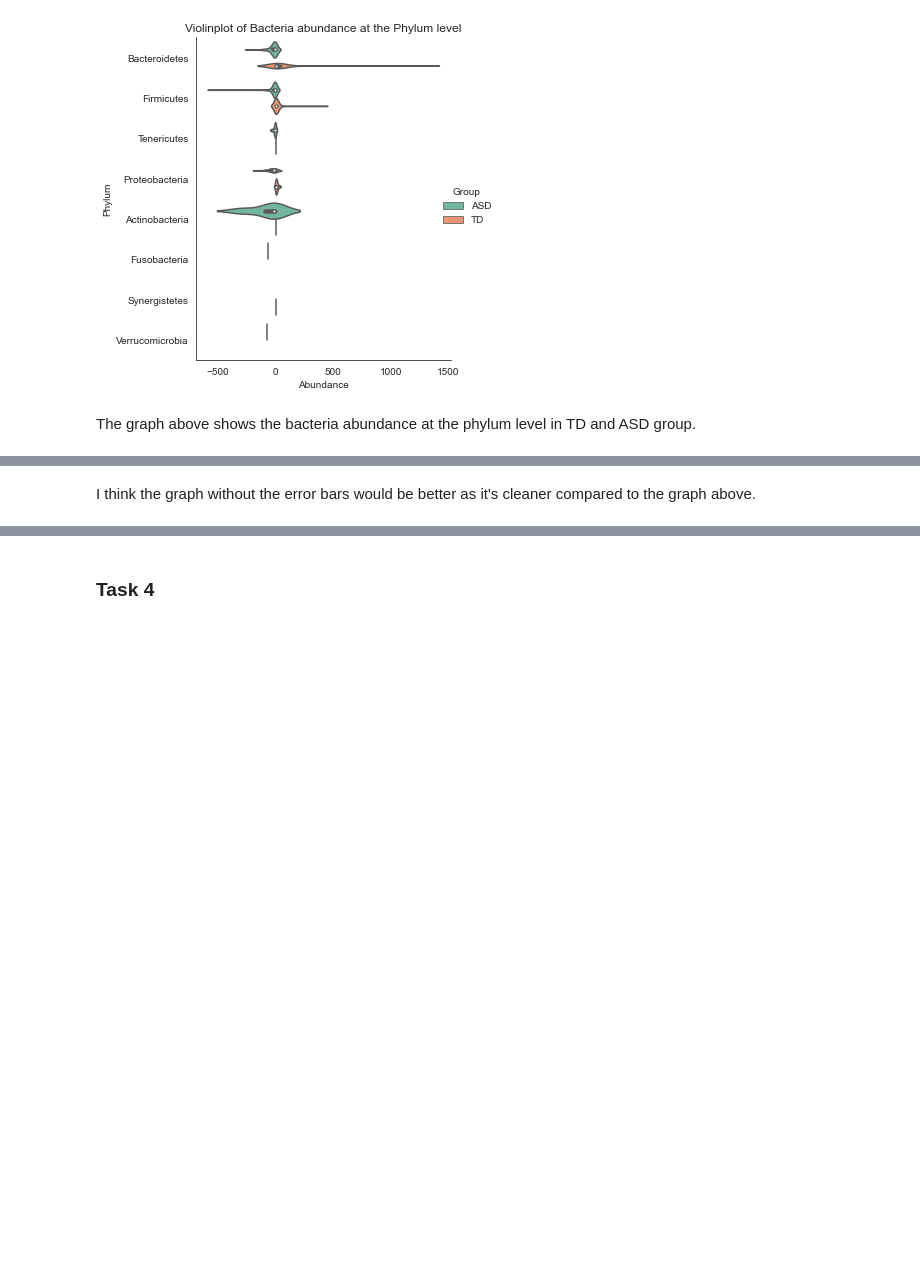
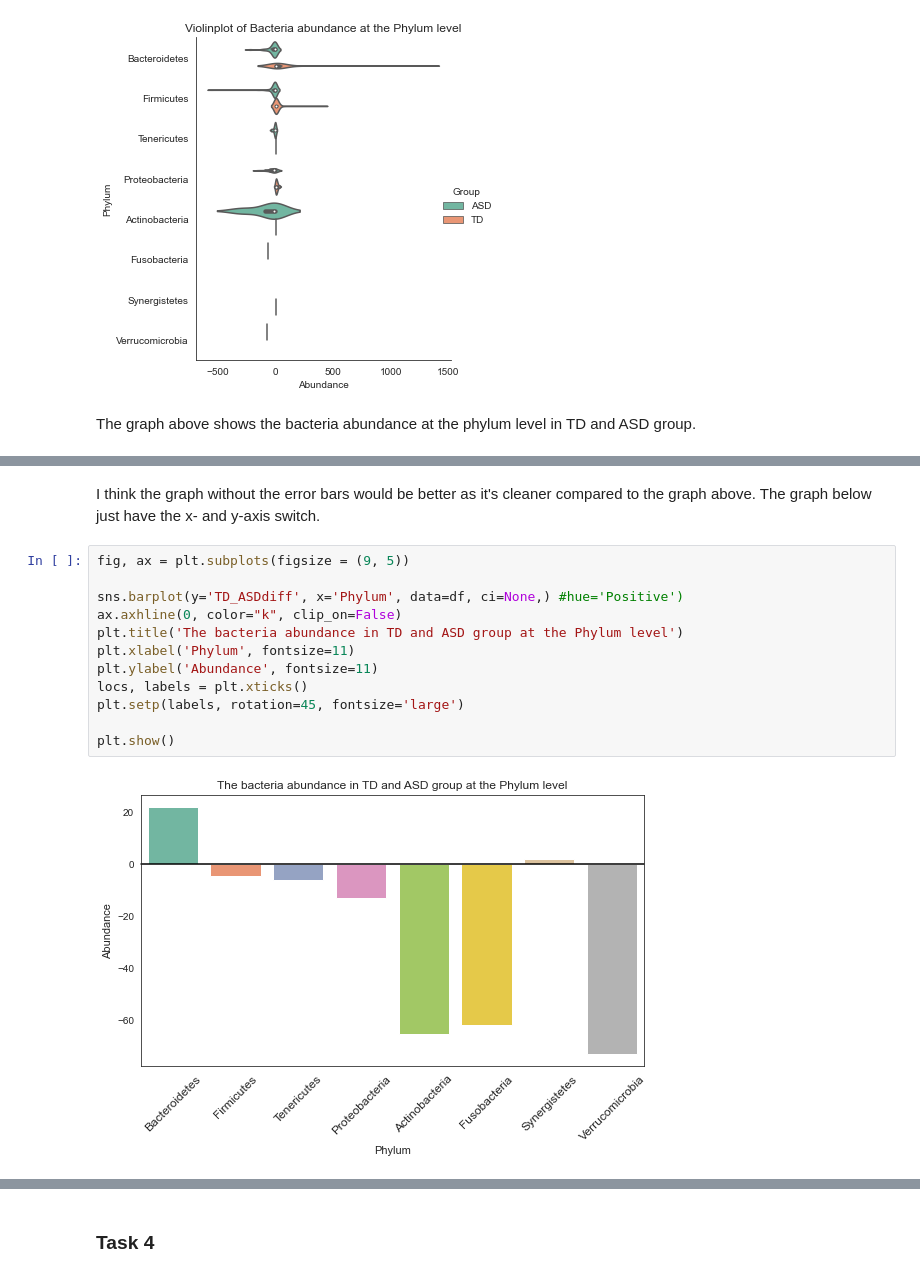
Before and after one commit to data301-2021-summer2/project-group45-project, a Jupyter notebook: analysis/Tara/milestone2/data_analysis.ipynb, the cells around one changed output, grey strips where cells are left out. Saved outputs shown, nothing was run; the diff lists cells and outputs as text; blank space fills up the shorter version.

```diff
--- a/analysis/Tara/milestone2/data_analysis.ipynb
+++ b/analysis/Tara/milestone2/data_analysis.ipynb
@@ -258,2 +258,16 @@ plt.show()
 # %% [markdown]
-I think the graph without the error bars would be better as it's cleaner compared to the graph above.
+I think the graph without the error bars would be better as it's cleaner compared to the graph above. The graph below just have the x- and y-axis switch.
+# %%
+fig, ax = plt.subplots(figsize = (9, 5))
+
+sns.barplot(y='TD_ASDdiff', x='Phylum', data=df, ci=None,) #hue='Positive')
+ax.axhline(0, color="k", clip_on=False)
+plt.title('The bacteria abundance in TD and ASD group at the Phylum level')
+plt.xlabel('Phylum', fontsize=11)
+plt.ylabel('Abundance', fontsize=11)
+locs, labels = plt.xticks()
+plt.setp(labels, rotation=45, fontsize='large')
+
+plt.show()
+# %% [output]
+[figure, added]
```
Also changed, not shown: parts of 11 cells of this notebook, 2 other files.
